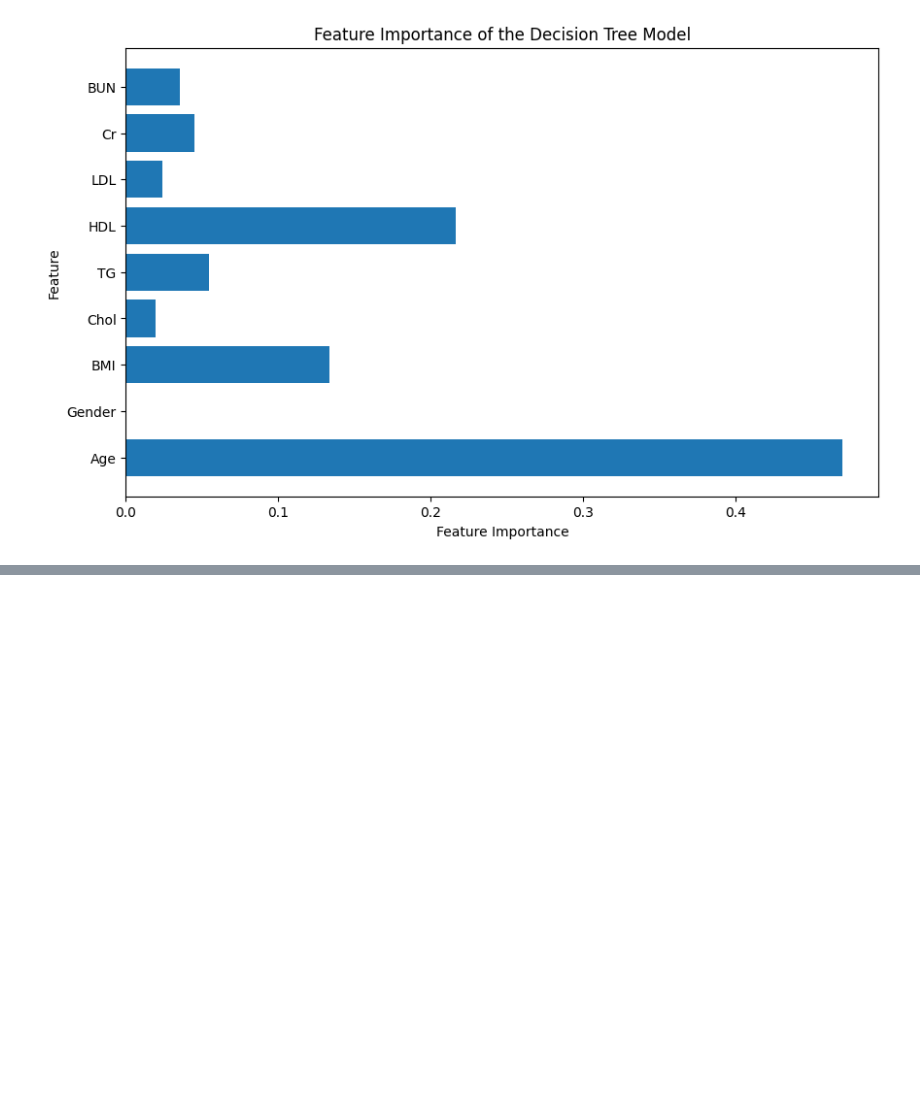
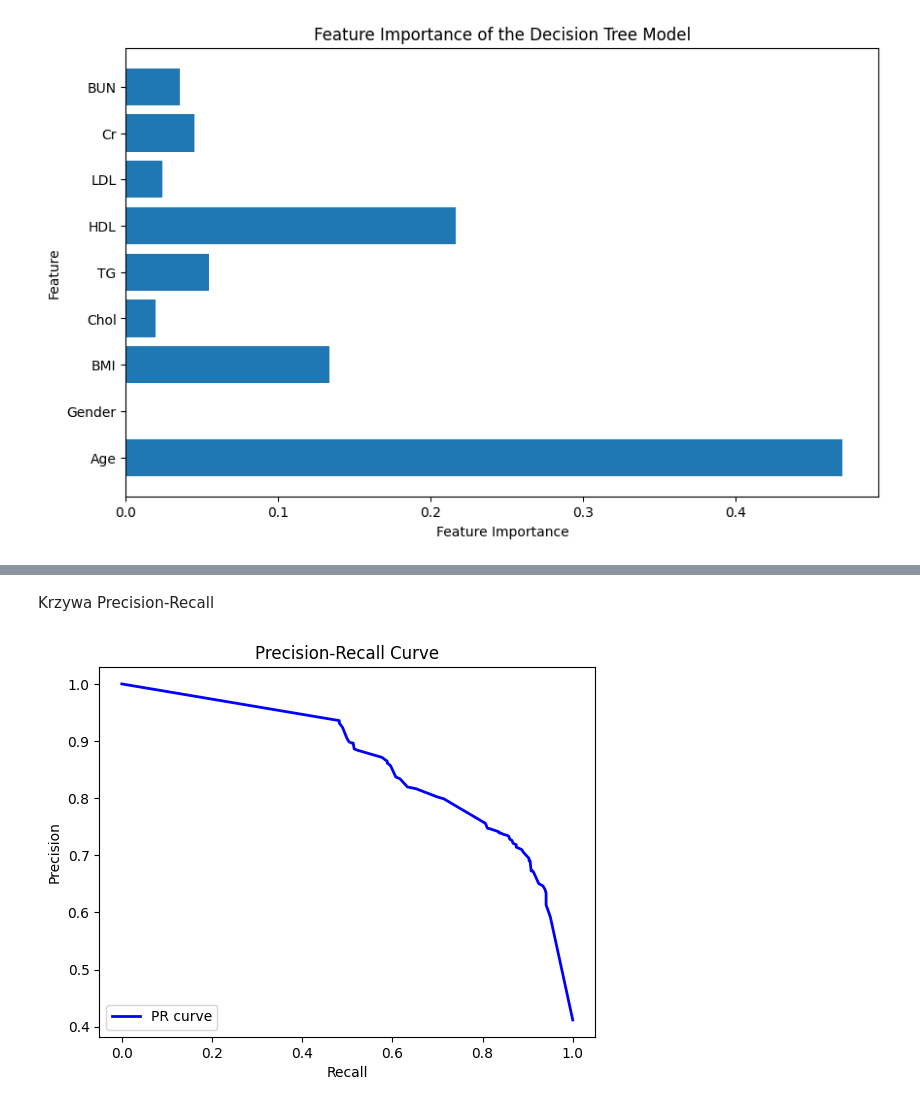
Before and after one commit to krukemilia/UM_health_test_by_blood, a Jupyter notebook: health_test.ipynb, the cells around one changed output, grey strips where cells are left out. Drawn from its saved outputs; the diff is of its cells as text; code cells hidden in the pictures; blank space fills up the shorter version.

```diff
--- a/health_test.ipynb
+++ b/health_test.ipynb
@@ -169,0 +198,14 @@ plt.show()
+# %% [markdown]
+Krzywa Precision-Recall
+# %%
+precision, recall, _ = precision_recall_curve(y_test, y_prob)
+
+plt.figure()
+plt.plot(recall, precision, lw=2, color='blue', label='PR curve')
+plt.xlabel('Recall')
+plt.ylabel('Precision')
+plt.title('Precision-Recall Curve')
+plt.legend(loc="lower left")
+plt.show()
+# %% [output]
+[figure, added]
```
Also changed, not shown: parts of 6 cells of this notebook.
